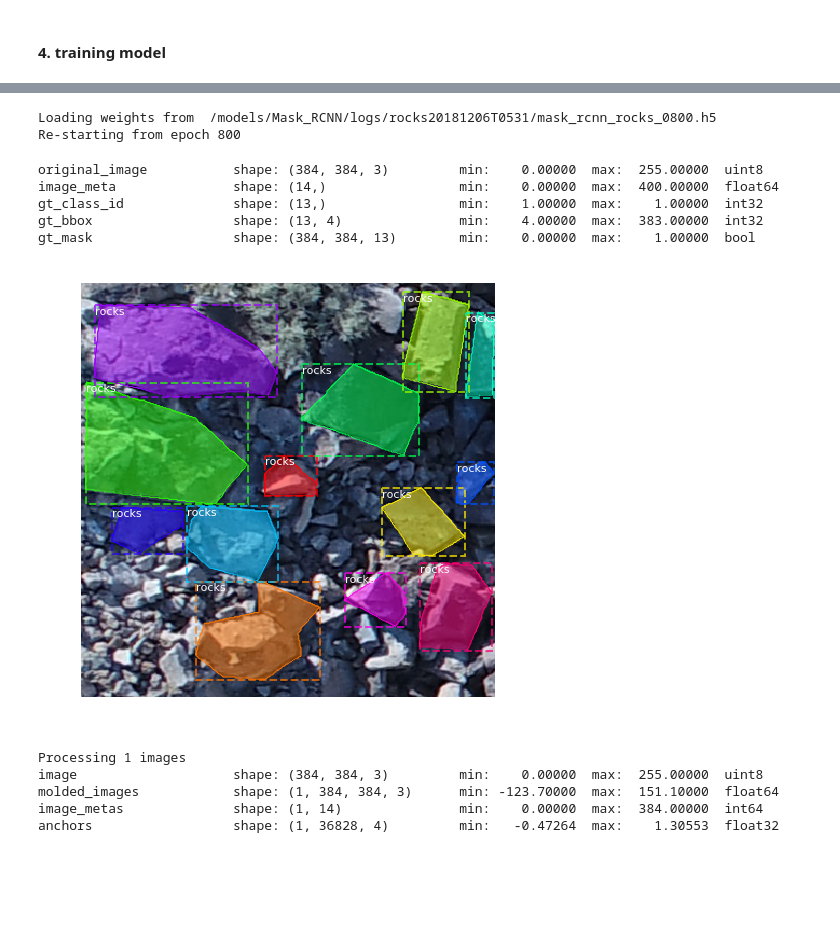
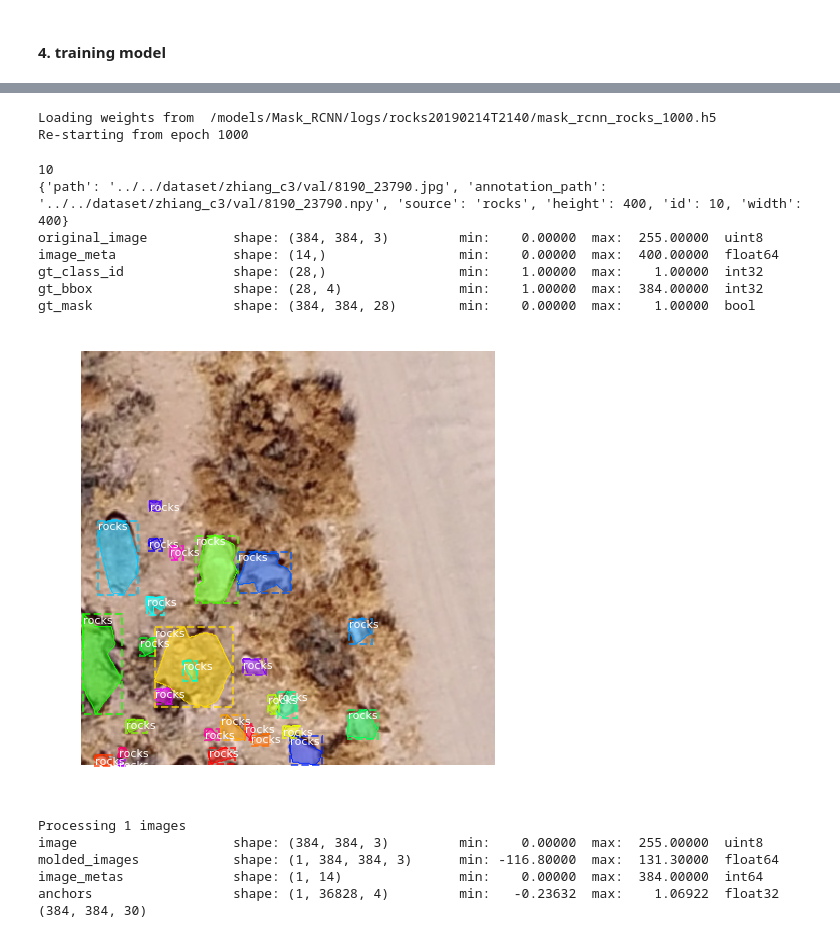
Before and after one commit to ZhiangChen/Mask_RCNN, a Jupyter notebook: samples/rocks/train_rocks_dataset.ipynb, the cells around one changed output, grey strips where cells are left out. Drawn from its saved outputs; the diff is of its cells as text; code cells hidden in the pictures; blank space fills up the shorter version.

Commit message:
added rock inference

```diff
--- a/samples/rocks/train_rocks_dataset.ipynb
+++ b/samples/rocks/train_rocks_dataset.ipynb
@@ -29,8 +29,8 @@ config.display()
 train_dataset = rocks.RocksDataset()
 valid_dataset = rocks.RocksDataset()
 
-train_dataset.load_rocks('../../dataset/rocks', 'train')
-valid_dataset.load_rocks('../../dataset/rocks', 'val')
+train_dataset.load_rocks('../../dataset/zhiang_c3', 'train')
+valid_dataset.load_rocks('../../dataset/zhiang_c3', 'val')
 
 train_dataset.prepare()
 valid_dataset.prepare()
@@ -83,7 +83,7 @@ elif init_with == "last":
 # %%
 model.train(train_dataset, valid_dataset,
             learning_rate=config.LEARNING_RATE,
-            epochs=400,
+            epochs=600,
             layers='heads')
 # %% [output]
 Starting at epoch 0. LR=0.001
@@ -123,6 +123,6 @@ Epoch 400/400
 # %%
 model.train(train_dataset, valid_dataset,
             learning_rate=config.LEARNING_RATE / 10,
-            epochs=800,
+            epochs=1000,
             layers="all")
 # %% [output]
@@ -174,15 +174,15 @@ model_pred = modellib.MaskRCNN(mode="inference",
 
 # Get path to saved weights
 # Either set a specific path or find last trained weights
-model_path = os.path.join(ROOT_DIR, "logs/rocks20181206T0531/mask_rcnn_rocks_0800.h5")
+model_path = os.path.join(ROOT_DIR, "logs/rocks20190214T2140/mask_rcnn_rocks_1000.h5")
 #model_path = model.find_last()
 
 # Load trained weights
 print("Loading weights from ", model_path)
 model_pred.load_weights(model_path, by_name=True)
 # %% [output]
-Loading weights from  /models/Mask_RCNN/logs/rocks20181206T0531/mask_rcnn_rocks_0800.h5
-Re-starting from epoch 800
+Loading weights from  /models/Mask_RCNN/logs/rocks20190214T2140/mask_rcnn_rocks_1000.h5
+Re-starting from epoch 1000
 # %%
 def get_ax(rows=1, cols=1, size=8):
     """Return a Matplotlib Axes array to be used in
@@ -196,33 +196,41 @@ def get_ax(rows=1, cols=1, size=8):
     return ax
 # %%
 image_id = random.choice(valid_dataset.image_ids)
+print(image_id)
+print(valid_dataset.image_info[image_id])
 original_image, image_meta, gt_class_id, gt_bbox, gt_mask =\
     modellib.load_image_gt(valid_dataset, inference_config,
                            image_id, use_mini_mask=False)
-
-log("original_image", original_image)
-log("image_meta", image_meta)
-log("gt_class_id", gt_class_id)
-log("gt_bbox", gt_bbox)
-log("gt_mask", gt_mask)
+if gt_mask.shape[-1] != 0:
+    log("original_image", original_image)
+    log("image_meta", image_meta)
+    log("gt_class_id", gt_class_id)
+    log("gt_bbox", gt_bbox)
+    log("gt_mask", gt_mask)
 
 image = visualize.display_instances(original_image, gt_bbox, gt_mask, gt_class_id,
                             train_dataset.class_names, figsize=(8, 8))
 
 results = model_pred.detect([original_image], verbose=1)
 
+
 r = results[0]
+print(r['masks'].shape)
+
 image = visualize.display_instances(original_image, r['rois'], r['masks'], r['class_ids'],
                             valid_dataset.class_names, r['scores'], ax=get_ax())
 # %% [output]
+10
+{'path': '../../dataset/zhiang_c3/val/8190_23790.jpg', 'annotation_path': '../../dataset/zhiang_c3/val/8190_23790.npy', 'source': 'rocks', 'height': 400, 'id': 10, 'width': 400}
 original_image           shape: (384, 384, 3)         min:    0.00000  max:  255.00000  uint8
 image_meta               shape: (14,)                 min:    0.00000  max:  400.00000  float64
-gt_class_id              shape: (13,)                 min:    1.00000  max:    1.00000  int32
-gt_bbox                  shape: (13, 4)               min:    4.00000  max:  383.00000  int32
-gt_mask                  shape: (384, 384, 13)        min:    0.00000  max:    1.00000  bool
+gt_class_id              shape: (28,)                 min:    1.00000  max:    1.00000  int32
+gt_bbox                  shape: (28, 4)               min:    1.00000  max:  384.00000  int32
+gt_mask                  shape: (384, 384, 28)        min:    0.00000  max:    1.00000  bool
-[figure, old version]
+[figure, new version]
 Processing 1 images
 image                    shape: (384, 384, 3)         min:    0.00000  max:  255.00000  uint8
-molded_images            shape: (1, 384, 384, 3)      min: -123.70000  max:  151.10000  float64
+molded_images            shape: (1, 384, 384, 3)      min: -116.80000  max:  131.30000  float64
 image_metas              shape: (1, 14)               min:    0.00000  max:  384.00000  int64
-anchors                  shape: (1, 36828, 4)         min:   -0.47264  max:    1.30553  float32
+anchors                  shape: (1, 36828, 4)         min:   -0.23632  max:    1.06922  float32
+(384, 384, 30)
```
Also changed, not shown: parts of 6 cells of this notebook, 9 other files.
